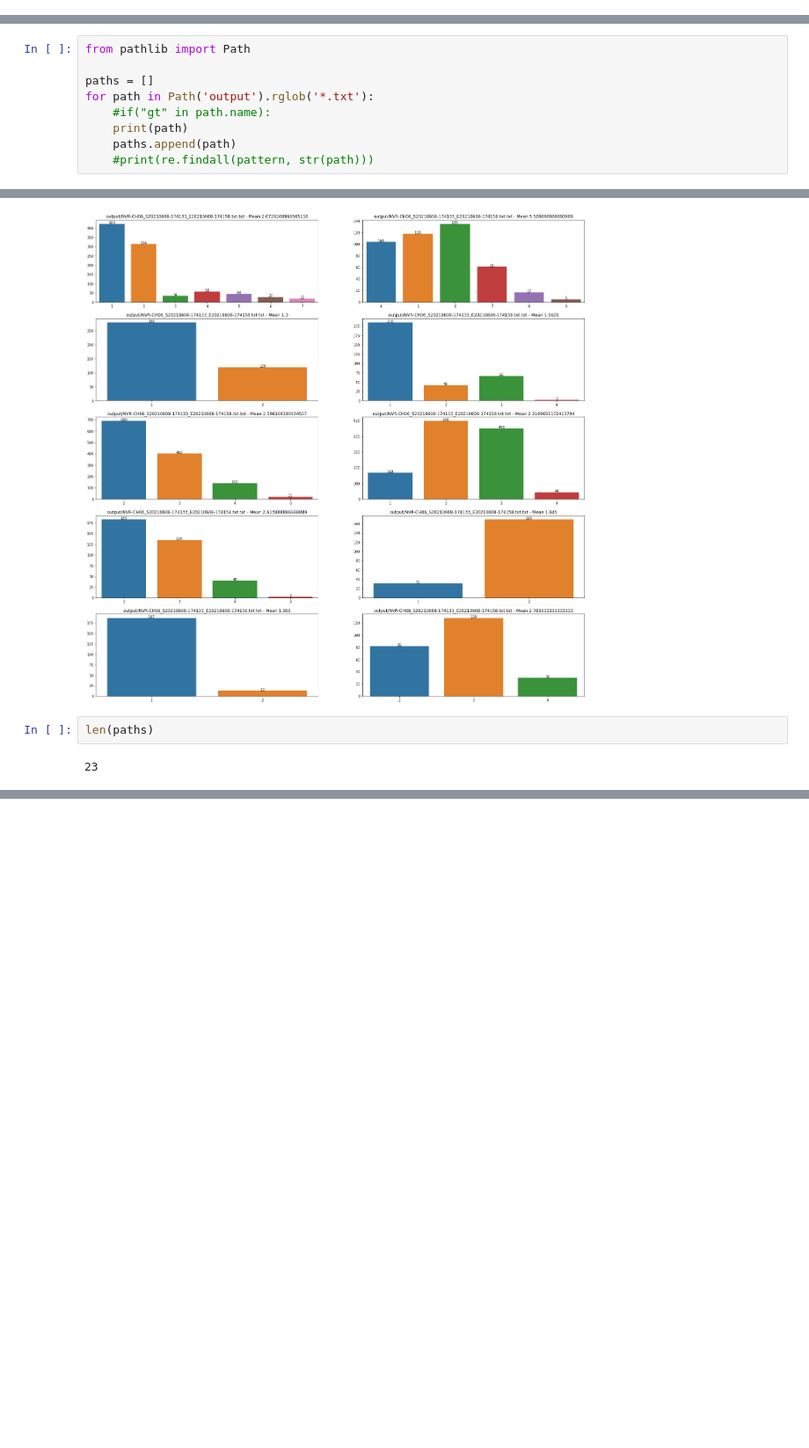
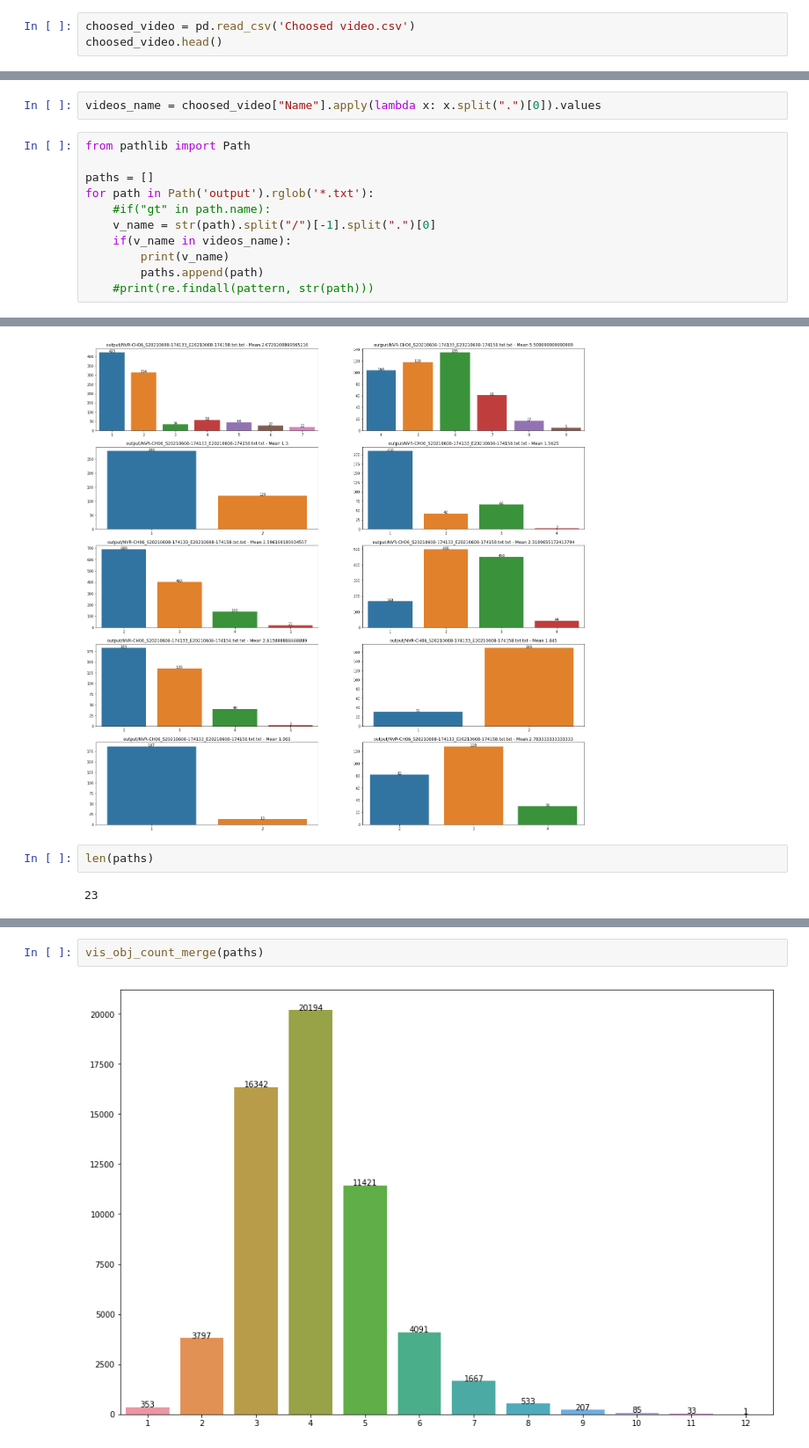
Before and after one commit to LeDuySon/Visualise-notebook, a Jupyter notebook: task-count-people.ipynb, the cells around one changed output, grey strips where cells are left out. Shown at 88% size. Drawn from its saved outputs; the diff is of its cells as text; blank space fills up the shorter version.

Commit message:
update vis merge histogram

```diff
--- a/task-count-people.ipynb
+++ b/task-count-people.ipynb
@@ -201,0 +204,3 @@ ch06statistic.csv         output  task-count-people.ipynb
+# %%
+choosed_video = pd.read_csv('Choosed video.csv')
+choosed_video.head()
@@ -202,10 +214,14 @@ ch06statistic.csv         output  task-count-people.ipynb
+# %%
+videos_name = choosed_video["Name"].apply(lambda x: x.split(".")[0]).values
 # %%
 from pathlib import Path
 
 paths = []
 for path in Path('output').rglob('*.txt'):
     #if("gt" in path.name):
-    print(path)
-    paths.append(path)
+    v_name = str(path).split("/")[-1].split(".")[0]
+    if(v_name in videos_name):
+        print(v_name)
+        paths.append(path)
     #print(re.findall(pattern, str(path)))
 # %% [output]
@@ -246,0 +317,4 @@ len(paths)
+# %%
+vis_obj_count_merge(paths)
+# %% [output]
+[figure, added]
```
Also changed, not shown: parts of 6 cells of this notebook.
